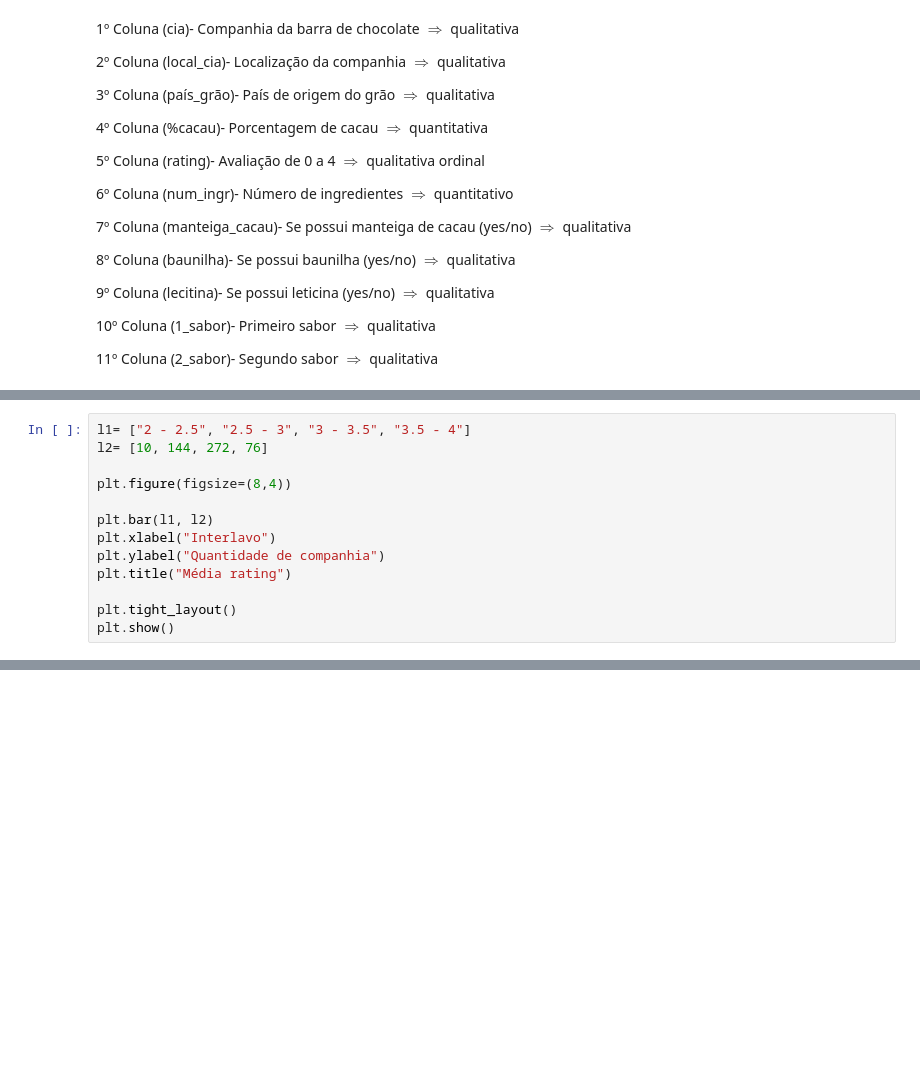
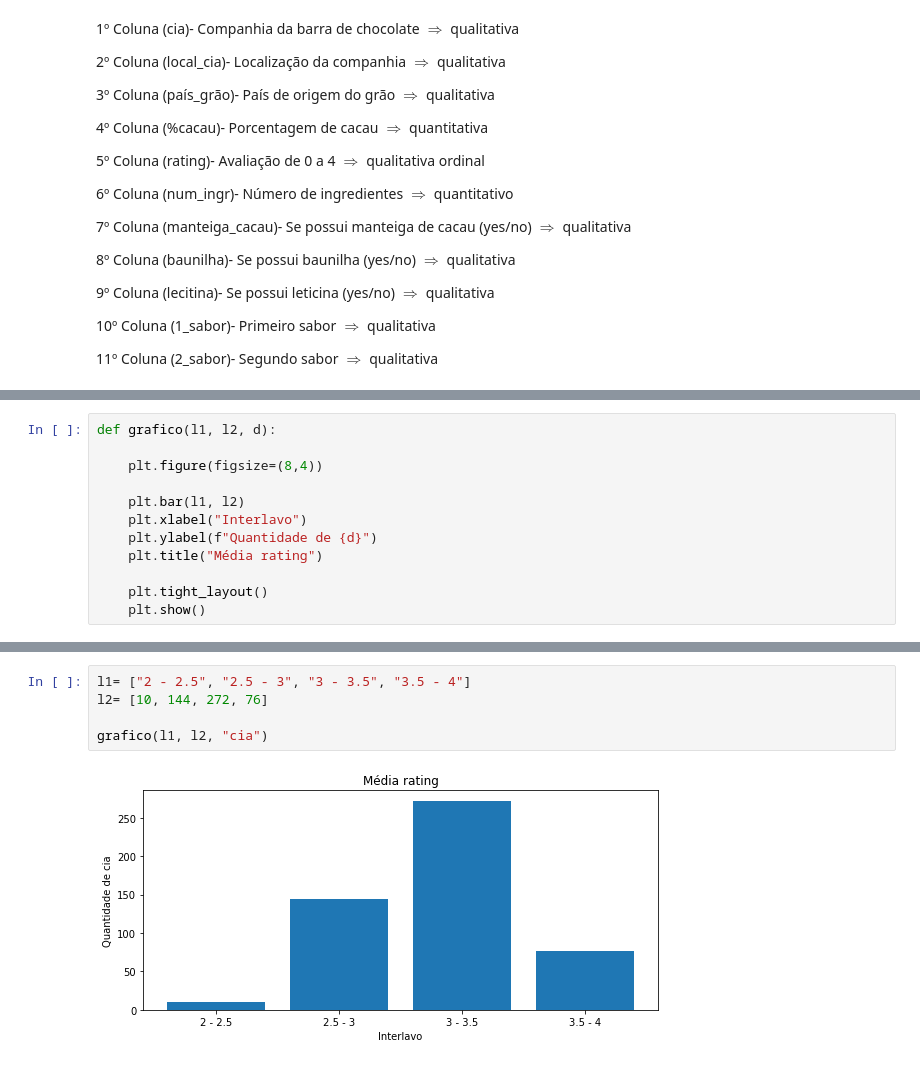
Before and after one commit to Pedro2712/Projeto_2-ciedados, a Jupyter notebook: Projeto 2 - Ciedados.ipynb, the cells around one changed output, grey strips where cells are left out. Saved outputs shown, nothing was run; the diff lists cells and outputs as text; blank space fills up the shorter version.

```diff
--- a/Projeto 2 - Ciedados.ipynb
+++ b/Projeto 2 - Ciedados.ipynb
@@ -186,13 +190,12 @@ pd.crosstab(novo.cia, novo.intervalo, margins= True)
 # %%
-l1= ["2 - 2.5", "2.5 - 3", "3 - 3.5", "3.5 - 4"]
-l2= [10, 144, 272, 76]
+def grafico(l1, l2, d):
 
-plt.figure(figsize=(8,4))
+    plt.figure(figsize=(8,4))
 
-plt.bar(l1, l2)
-plt.xlabel("Interlavo")
-plt.ylabel("Quantidade de companhia")
-plt.title("Média rating")
+    plt.bar(l1, l2)
+    plt.xlabel("Interlavo")
+    plt.ylabel(f"Quantidade de {d}")
+    plt.title("Média rating")
 
-plt.tight_layout()
-plt.show()
+    plt.tight_layout()
+    plt.show()
@@ -217,0 +219,7 @@ round(pd.crosstab(dados.local_cia, dados.rating, normalize="index", margins= Tru
+# %%
+l1= ["2 - 2.5", "2.5 - 3", "3 - 3.5", "3.5 - 4"]
+l2= [10, 144, 272, 76]
+
+grafico(l1, l2, "cia")
+# %% [output]
+[figure, added]
```
Also changed, not shown: parts of 18 cells of this notebook.
